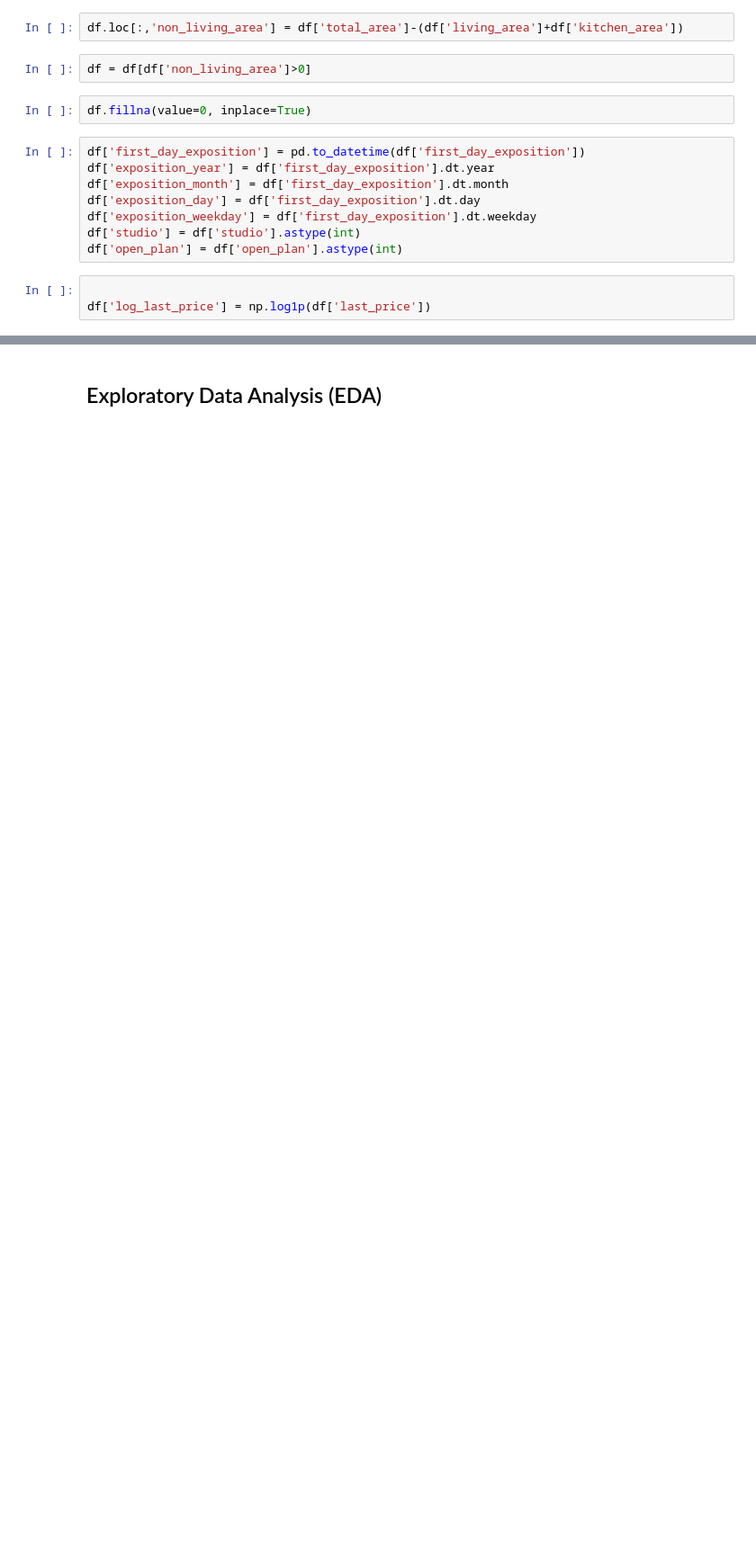
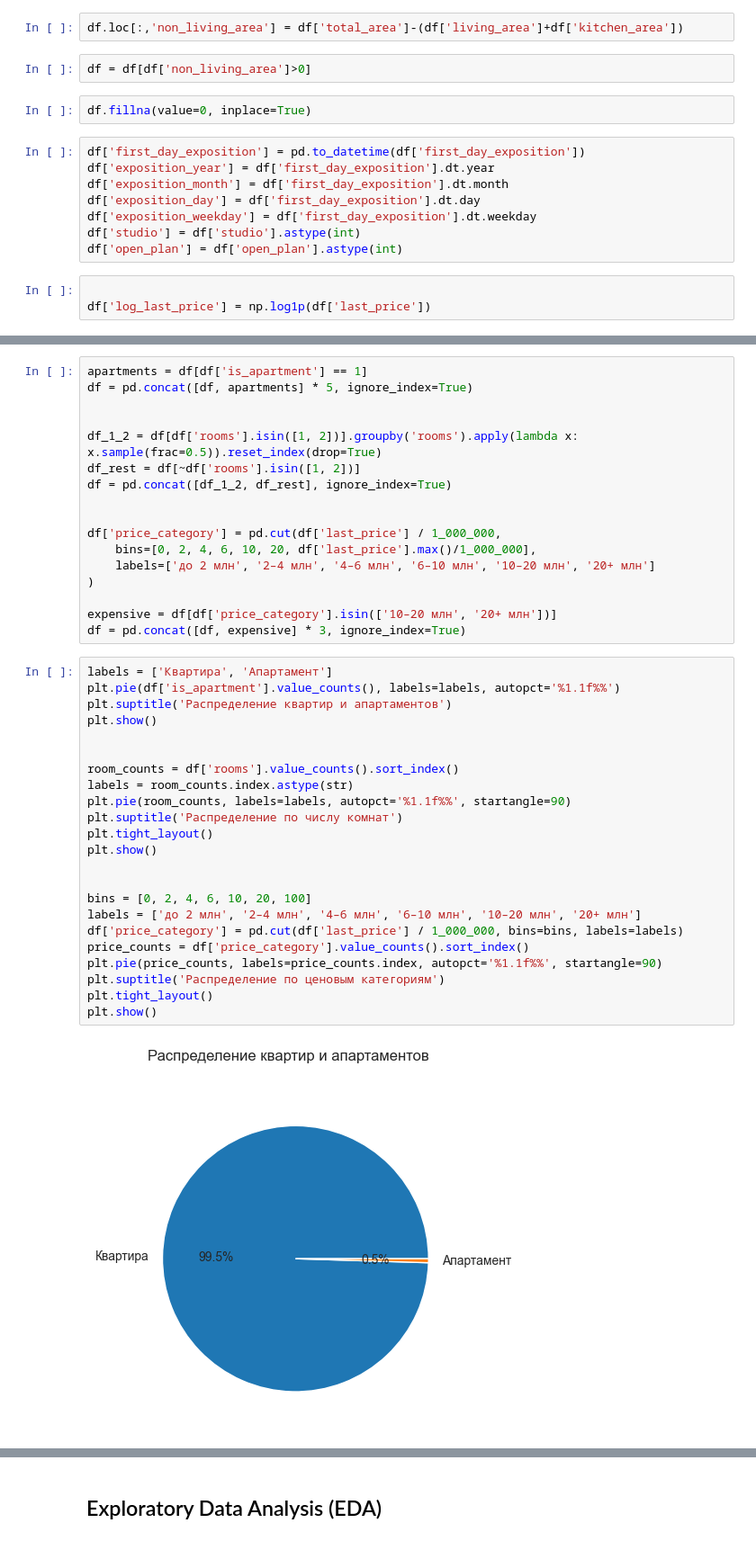
Before and after one commit to Peacetongue/home_less_ai, a Jupyter notebook: Real_estate_price_predictions_.ipynb, the cells around one changed output, grey strips where cells are left out. Shown: that part at 90% size. Saved outputs shown, nothing was run; the diff lists cells and outputs as text; blank space fills up the shorter version.

```diff
--- a/Real_estate_price_predictions_.ipynb
+++ b/Real_estate_price_predictions_.ipynb
@@ -153,0 +337,42 @@ df['log_last_price'] = np.log1p(df['last_price'])
+# %%
+apartments = df[df['is_apartment'] == 1]
+df = pd.concat([df, apartments] * 5, ignore_index=True)
+
+
+df_1_2 = df[df['rooms'].isin([1, 2])].groupby('rooms').apply(lambda x: x.sample(frac=0.5)).reset_index(drop=True)
+df_rest = df[~df['rooms'].isin([1, 2])]
+df = pd.concat([df_1_2, df_rest], ignore_index=True)
+
+
+df['price_category'] = pd.cut(df['last_price'] / 1_000_000,
+    bins=[0, 2, 4, 6, 10, 20, df['last_price'].max()/1_000_000],
+    labels=['до 2 млн', '2–4 млн', '4–6 млн', '6–10 млн', '10–20 млн', '20+ млн']
+)
+
+expensive = df[df['price_category'].isin(['10–20 млн', '20+ млн'])]
+df = pd.concat([df, expensive] * 3, ignore_index=True)
+# %%
+labels = ['Квартира', 'Апартамент']
+plt.pie(df['is_apartment'].value_counts(), labels=labels, autopct='%1.1f%%')
+plt.suptitle('Распределение квартир и апартаментов')
+plt.show()
+
+
+room_counts = df['rooms'].value_counts().sort_index()
+labels = room_counts.index.astype(str)
+plt.pie(room_counts, labels=labels, autopct='%1.1f%%', startangle=90)
+plt.suptitle('Распределение по числу комнат')
+plt.tight_layout()
+plt.show()
+
+
+bins = [0, 2, 4, 6, 10, 20, 100]
+labels = ['до 2 млн', '2–4 млн', '4–6 млн', '6–10 млн', '10–20 млн', '20+ млн']
+df['price_category'] = pd.cut(df['last_price'] / 1_000_000, bins=bins, labels=labels)
+price_counts = df['price_category'].value_counts().sort_index()
+plt.pie(price_counts, labels=price_counts.index, autopct='%1.1f%%', startangle=90)
+plt.suptitle('Распределение по ценовым категориям')
+plt.tight_layout()
+plt.show()
+# %% [output]
+[figure, added]
```
Also changed, not shown: parts of 30 cells of this notebook.
